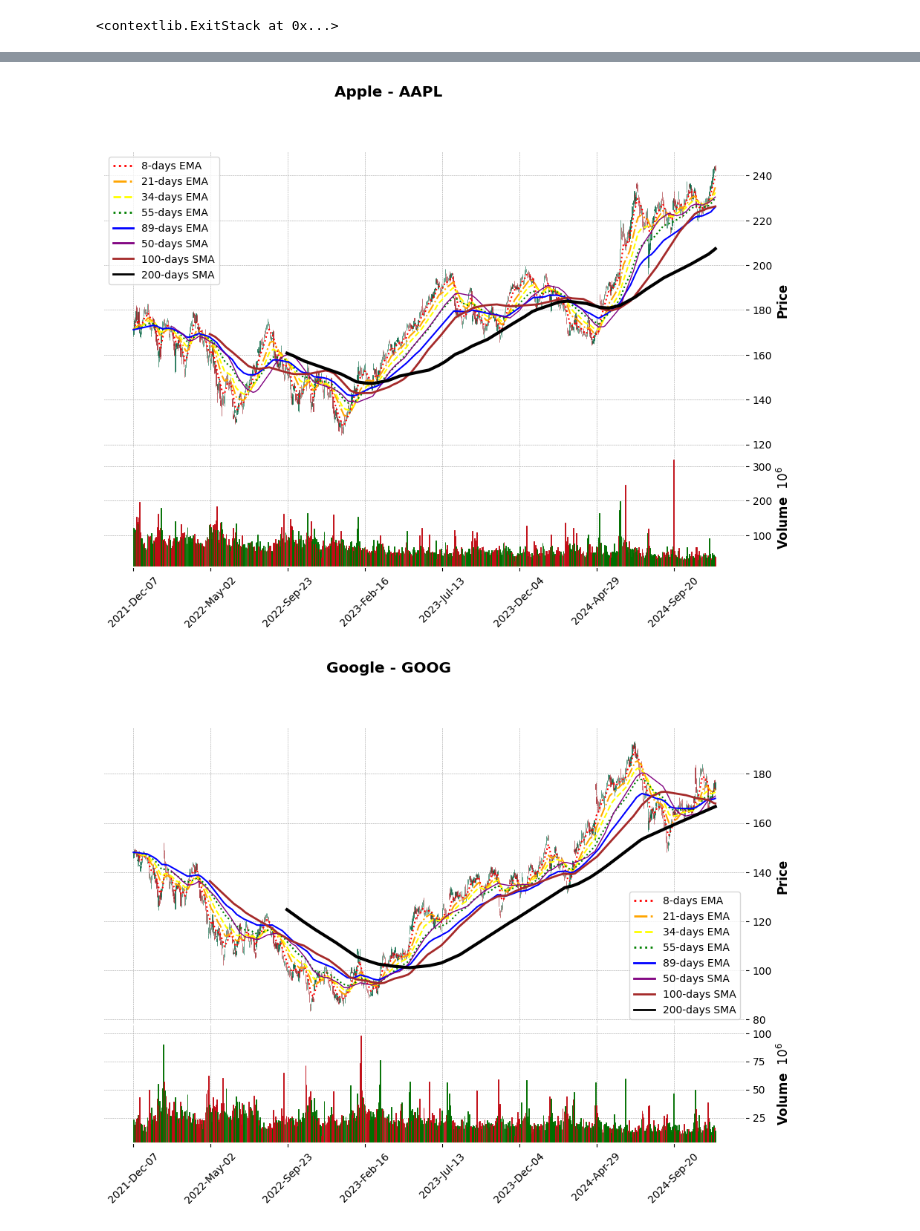
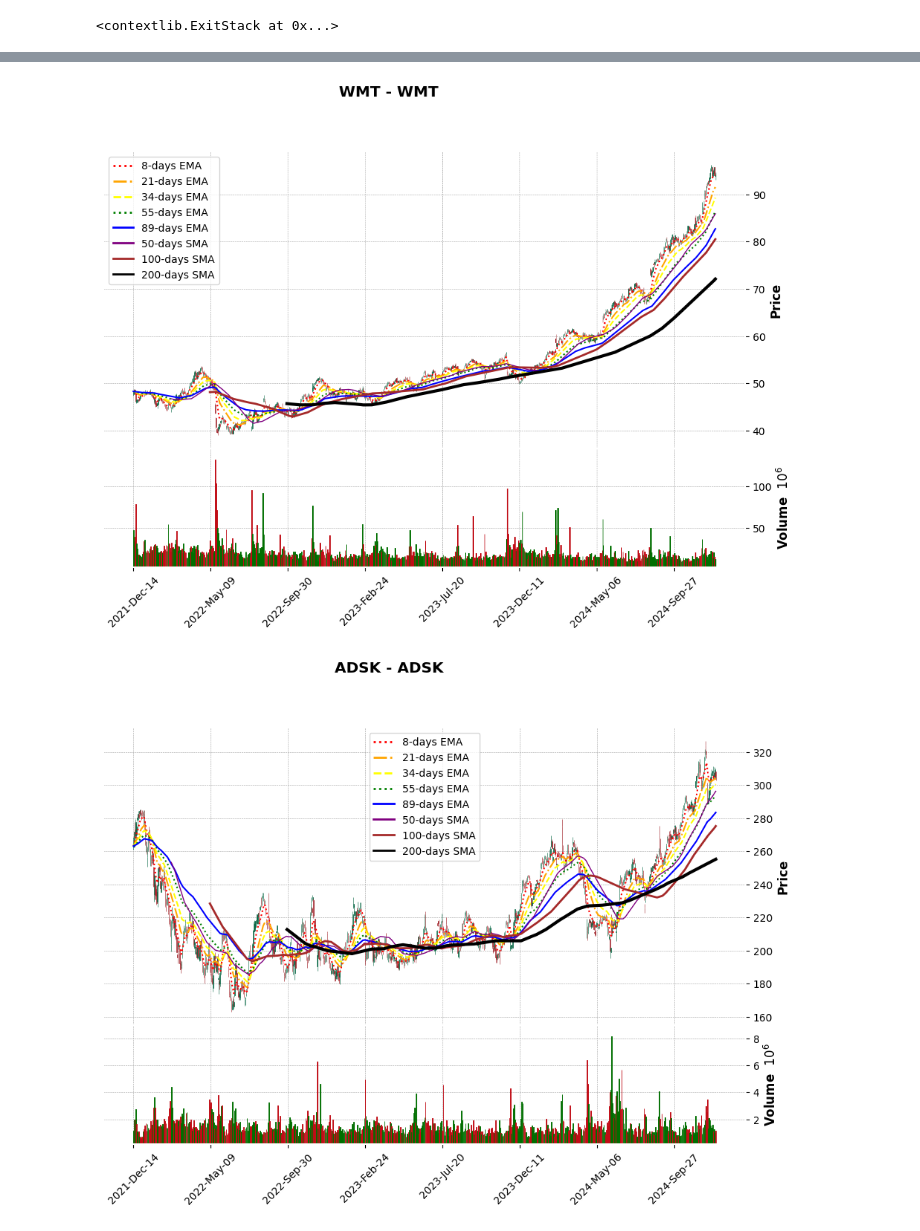
Before and after one commit to ellenne/AI_trading, a Jupyter notebook: FinancialAnalysis.ipynb, the cells around one changed output, grey strips where cells are left out. Saved outputs shown, nothing was run; the diff lists cells and outputs as text; code cells hidden in the pictures.

```diff
--- a/FinancialAnalysis.ipynb
+++ b/FinancialAnalysis.ipynb
@@ -40,9 +41,9 @@ from datetime import datetime
 # %%
 # The tech stocks we'll use for this analysis
-tech_list = ['AAPL', 'GOOG', 'MSFT', 'AMZN']
+tech_list = ["WMT", "ADSK", "MA", "NOW"]
 
 # Set up End and Start times for data grab
-tech_list = ['AAPL', 'GOOG', 'MSFT', 'AMZN']
+tech_list = ["WMT", "ADSK", "MA", "NOW"]
 
 end = datetime.now()
 start = datetime(end.year - 3, end.month, end.day)
@@ -51,8 +52,8 @@ for stock in tech_list:
     globals()[stock] = yf.download(stock, start, end)
 
 
-company_list = [AAPL, GOOG, MSFT, AMZN]
-company_name = ["APPLE", "GOOGLE", "MICROSOFT", "AMAZON"]
+company_list = [WMT, ADSK, MA, NOW]
+company_name = ["WMT", "ADSK", "MA", "NOW"]
 
 for company, com_name in zip(company_list, company_name):
     company["company_name"] = com_name
@@ -229,36 +230,36 @@ def plot_candlestick_with_indicators(df, chart_title, ticker):
         df,
         type='candle',
         style='charles',
         title=chart_title,
         ylabel='Price',
         volume=True,
         addplot=add_plots,
         figsize=(12, 8),
         warn_too_much_data=len(df) + 1,
         returnfig=True  # Return the figure and axes for custom legend
     )
 
     # Add custom legend
     ax = axlist[0]  # Get the main plot axis
     handles = [
         plt.Line2D([0], [0], color=color, linestyle=style, label=label)
         for label, color, style in legends
     ]
     ax.legend(handles=handles, loc='best')  # Add legend to the plot
     plt.show()
 
 # Replace the companies dictionary with actual DataFrame objects and correct tickers
 companies = {
-    "Apple": "AAPL",
-    "Google": "GOOG",
-    "Microsoft": "MSFT",
-    "Amazon": "AMZN"
+    "WMT": "WMT",
+    "ADSK": "ADSK",
+    "MA": "MA",
+    "NOW": "NOW"
 }
 
 # Plot for each company
 for company_name, ticker in companies.items():
     title = f"{company_name} - {ticker}"
     plot_candlestick_with_indicators(eval(ticker), title, ticker)
 # %% [output]
-[figure, old version]
+[figure, new version]
-[figure, old version]
+[figure, new version]
```
Also changed, not shown: parts of 27 cells of this notebook.
